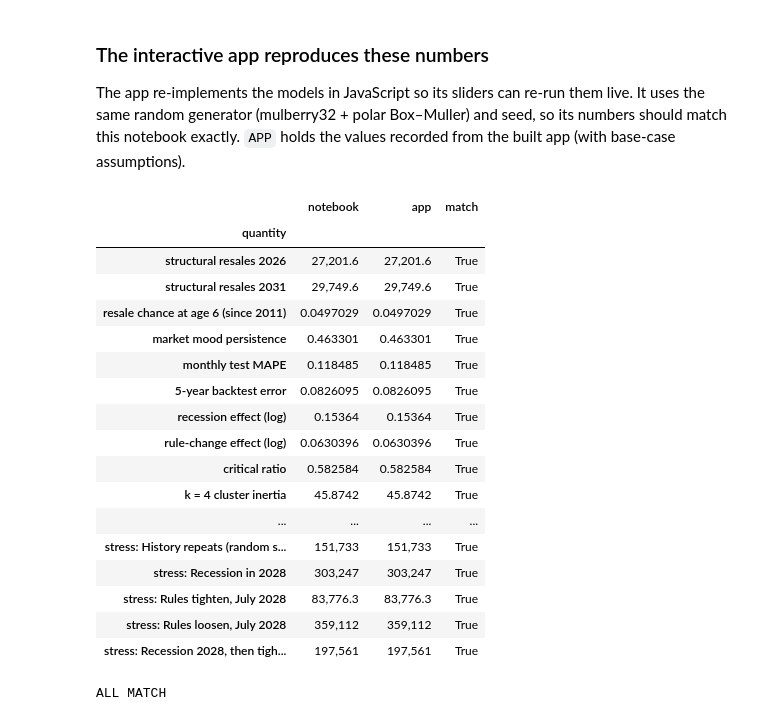
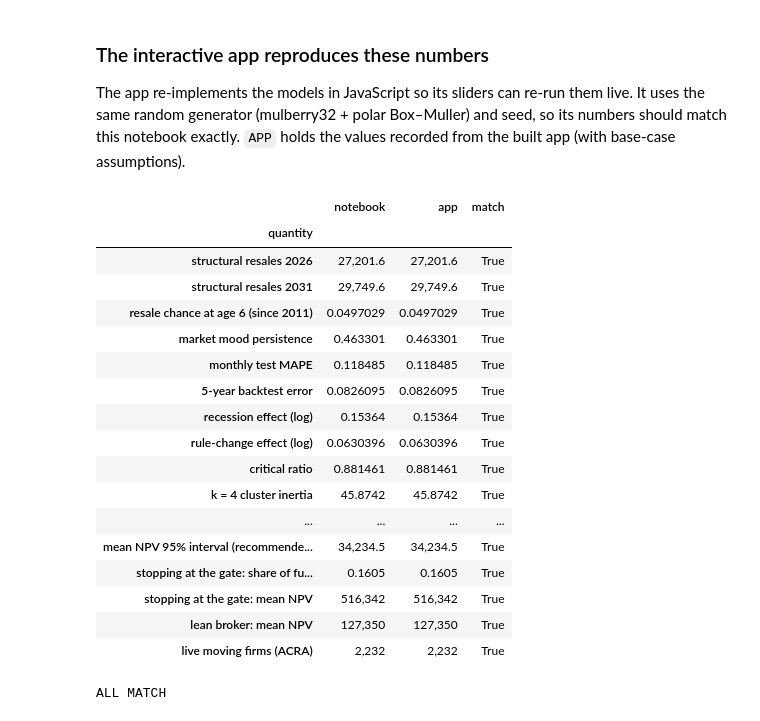
Before and after one commit to Theoj-l/SCA, a Jupyter notebook: notebooks/MoveWell_Analysis.ipynb, the cells around one changed output. Saved outputs shown, nothing was run; the diff lists cells and outputs as text; code cells hidden in the pictures.

```diff
--- a/notebooks/MoveWell_Analysis.ipynb
+++ b/notebooks/MoveWell_Analysis.ipynb
@@ -837,8 +936,11 @@ The same 2,000 futures (seed 2027) are fed to every strategy (common random numb
 # %%
 BASE = dict(shareTarget=0.03, rampMonths=24, priceHDB=900, crewCost=11000, jobsPerCrew=30, subFrac=0.80, truckCapex=125000,
-            btoFuture=20000, newTenancy=0.50, disc=0.10, recMode='random', recYear=2028, recPriceHit=0.10, polMode='random', polYear=2028)
+            btoFuture=20000, newTenancy=0.50, disc=0.10, recMode='random', recYear=2028, recPriceHit=0.10, polMode='random', polYear=2028,
+            peakUp=0.15, offDown=0.10, flex=0.20, elast=1.2,   # peak pricing (§9c), assumptions
+            taxOn=True, crewPlan=True)                         # corporate tax (§9a) and monthly crew planning (§9a)
 FIXED = dict(shareStart=0.005, varCost=90, truckLife=10, truckRun=1500, truckLease=2900, overhead=30000, marketing=0.06, downtime=0.05,
-             subCap=0.25, brokerShare=0.70, brokerFrac=0.85, brokerCap=0.85, nsim=2000, seed=2027, H=60)
+             subCap=0.25, brokerShare=0.70, brokerFrac=0.85, brokerCap=0.85, nsim=2000, seed=2027, H=60,
+             taxRate=0.17, caYears=3, hireCost=3000, releaseCost=3000)
 Sr = np.array([rent[np.arange(len(rent)) % 12 == m].mean() for m in range(12)]); Sr /= Sr.mean(); rentLevel = rent.mean()
 recent = np.array([m for _, m in privQ[-15:]]); privLevel, privSd = recent.mean(), recent.std() / recent.mean()
 
@@ -971,10 +1239,10 @@ Cu = S$630, Co = S$451  ->  critical ratio 58.3%: own capacity for that quantile
 # %%
 TOR = [('shareTarget', 'Market share', 1), ('priceHDB', 'Move price', 1), ('crewCost', 'Crew cost', -1), ('jobsPerCrew', 'Jobs per crew', 1),
        ('subFrac', 'Subcontractor price', -1), ('truckCapex', 'Truck price', -1), ('btoFuture', 'BTO completions', 1)]
-base600 = run_strategy('phased', gen_scenarios(BASE, 600), BASE)['meanNPV']; tor = []
+base600 = run_strategy(REC, gen_scenarios(BASE, 600), BASE)['meanNPV']; tor = []
 for k, nm, dr in TOR:
     w, bt_ = {**BASE, k: BASE[k] * (1 - 0.2 * dr)}, {**BASE, k: BASE[k] * (1 + 0.2 * dr)}
-    tor.append((nm, run_strategy('phased', gen_scenarios(w, 600), w)['meanNPV'] - base600, run_strategy('phased', gen_scenarios(bt_, 600), bt_)['meanNPV'] - base600))
+    tor.append((nm, run_strategy(REC, gen_scenarios(w, 600), w)['meanNPV'] - base600, run_strategy(REC, gen_scenarios(bt_, 600), bt_)['meanNPV'] - base600))
 tor = pd.DataFrame(tor, columns=['assumption', '20% worse', '20% better']).set_index('assumption')
 tor = tor.loc[(tor['20% better'] - tor['20% worse']).abs().sort_values().index]
 fig, ax = plt.subplots(figsize=(9, 3.6)); ax.barh(tor.index, tor['20% worse'] / 1e3, color=C2, label='20% worse'); ax.barh(tor.index, tor['20% better'] / 1e3, color=C1, label='20% better')
@@ -990,10 +1258,10 @@ SCEN = [('Calm: no recession, rules frozen', dict(recMode='none', polMode='froze
         ('Rules tighten, July 2028', dict(recMode='none', polMode='tighten', polYear=2028)),
         ('Rules loosen, July 2028', dict(recMode='none', polMode='loosen', polYear=2028)),
         ('Recession 2028, then tightening 2029', dict(recMode='stress', recYear=2028, polMode='tighten', polYear=2029))]
-aPlan = {**BASE, 'recMode': 'random', 'polMode': 'random'}; plan = run_strategy('phased', gen_scenarios(aPlan, 600), aPlan)['T']
+aPlan = {**BASE, 'recMode': 'random', 'polMode': 'random'}; _r = run_strategy(REC, gen_scenarios(aPlan, 600), aPlan); plan = {'T': _r['T'], 'W': _r['W']}
 st = []
 for nm, kw in SCEN:
-    a = {**BASE, 'recYear': 2028, 'polYear': 2028, **kw}; sc = gen_scenarios(a, 600); r = run_strategy('phased', sc, a, plan)
+    a = {**BASE, 'recYear': 2028, 'polYear': 2028, **kw}; sc = gen_scenarios(a, 600); r = run_strategy(REC, sc, a, plan)
     st.append((nm, np.median(sc['res'][:, 48:60].sum(1) / 2), r['meanNPV'], r['pLoss'], r['cvar5']))
 stress = pd.DataFrame(st, columns=['scenario', 'HDB resales 2031', 'mean NPV', 'chance of loss', 'worst 5% avg']).set_index('scenario')
 display(stress.style.format({'HDB resales 2031': '{:,.0f}', 'mean NPV': sgd, 'chance of loss': '{:.0%}', 'worst 5% avg': sgd}))
@@ -1080,60 +1496,90 @@ APP = {
  "roll5": 0.08260948490932257,
  "bRec": 0.15364016138711212,
  "bPol": 0.06303956773071685,
- "CR": 0.582584125353198,
+ "CR": 0.8814613291877187,
  "inertia": 45.874231489986556,
  "moves2025": 118622.5,
  "npv": {
-  "buy": -1097587.602904205,
-  "lease": -246884.11663467967,
-  "phased": 208100.41070034078,
-  "broker": -338816.52248307737
+  "buy": 156141.6889937912,
+  "lease": -10735.396432080173,
+  "phased": 357675.05395204603,
+  "broker": -338816.52248307737,
+  "hybrid": 420881.0426858591
  },
  "ploss": {
-  "buy": 0.8085,
-  "lease": 0.509,
-  "phased": 0.373,
-  "broker": 1
+  "buy": 0.3295,
+  "lease": 0.3955,
+  "phased": 0.26,
+  "broker": 1,
+  "hybrid": 0.241
  },
+ "pricing": {
+  "meanNPV": 448821.3507976735,
+  "pLoss": 0.2135,
+  "premOnly": 586807.5184685056,
+  "discOnly": 300228.9128101536,
+  "grid_base": 52590.44511024648,
+  "be": 1.4605712890625
+ },
+ "gate": {
+  "be": 0.02193954467773438,
+  "pReach": 0.8662297768492456,
+  "gateJobs": 83.55961660047066,
+  "ci": 34234.508686941335
+ },
+ "liveMovers": 2232,
+ "stop": {
+  "pStop": 0.1605,
+  "meanNPV": 516341.5903740511
+ },
+ "brokerLean": 127350.31830296227,
  "stress": [
-  223230.23848975272,
-  151733.21657821632,
-  303246.5923345521,
-  83776.25499609062,
-  359111.87931496673,
-  197560.52031505885
+  474847.01050813985,
+  415025.157319352,
+  460429.57964871766,
+  393071.30097528937,
+  552949.8720553807,
+  395843.8797735447
  ]
 }
 chk = [('structural resales 2026', E(2026), APP['E2026']), ('structural resales 2031', E(2031), APP['E2031']),
        ('resale chance at age 6 (since 2011)', hNow(6), APP['hNow6']), ('market mood persistence', phi, APP['phi']),
        ('monthly test MAPE', metrics(pred)['MAPE'], APP['mape']), ('5-year backtest error', rollT['our model'][5], APP['roll5']),
        ('recession effect (log)', bRec, APP['bRec']), ('rule-change effect (log)', bPol, APP['bPol']),
        ('critical ratio', nv['CR'], APP['CR']), ('k = 4 cluster inertia', inertia, APP['inertia']),
        ('estimated moves 2025', moves.loc[2025, 'total'], APP['moves2025'])] \
     + [(f'{STRATS[s]}: mean NPV', RES[s]['meanNPV'], APP['npv'][s]) for s in STRATS] \
     + [(f'{STRATS[s]}: chance of loss', RES[s]['pLoss'], APP['ploss'][s]) for s in STRATS] \
-    + [(f'stress: {n}', stress['mean NPV'][n], v) for n, v in zip(stress.index, APP['stress'])]
+    + [(f'stress: {n}', stress['mean NPV'][n], v) for n, v in zip(stress.index, APP['stress'])] \
+    + [('rate card: mean NPV', priced['meanNPV'], APP['pricing']['meanNPV']), ('rate card: chance of loss', priced['pLoss'], APP['pricing']['pLoss']),
+       ('rate card: premium only', premOnly['meanNPV'], APP['pricing']['premOnly']), ('rate card: discount only', discOnly['meanNPV'], APP['pricing']['discOnly']),
+       ('rate card: grid at base (600 futures)', pgrid.iloc[2, 2], APP['pricing']['grid_base']), ('rate card: break-even elasticity', be, APP['pricing']['be'])] \
+    + [('break-even market share', be_share, APP['gate']['be']), ('chance of reaching break-even', p_reach, APP['gate']['pReach']),
+       ('stage gate: jobs a month, Dec 2027', gate_jobs, APP['gate']['gateJobs']), ('mean NPV 95% interval (recommended plan)', ci, APP['gate']['ci']),
+       ('stopping at the gate: share of futures', stop['pStop'], APP['stop']['pStop']), ('stopping at the gate: mean NPV', stop['meanNPV'], APP['stop']['meanNPV']),
+       ('lean broker: mean NPV', bt['lean broker (S$8,000/month overhead)']['meanNPV'], APP['brokerLean']),
+       ('live moving firms (ACRA)', COMPETITORS['live'], APP['liveMovers'])]
 check = pd.DataFrame(chk, columns=['quantity', 'notebook', 'app']).set_index('quantity')
 check['match'] = np.isclose(check.notebook, check.app, rtol=1e-6, atol=1e-6)
 display(check.style.format({'notebook': '{:,.6g}', 'app': '{:,.6g}'}))
 print('ALL MATCH' if check.match.all() else f'{(~check.match).sum()} mismatches (expected if USE_LIVE_DATA = True or assumptions were changed)')
 # %% [output]
 |  | notebook | app | match |
 | quantity |  |  |  |
 | structural resales 2026 | 27,201.6 | 27,201.6 | True |
 | structural resales 2031 | 29,749.6 | 29,749.6 | True |
 | resale chance at age 6 (since 2011) | 0.0497029 | 0.0497029 | True |
 | market mood persistence | 0.463301 | 0.463301 | True |
 | monthly test MAPE | 0.118485 | 0.118485 | True |
 | 5-year backtest error | 0.0826095 | 0.0826095 | True |
 | recession effect (log) | 0.15364 | 0.15364 | True |
 | rule-change effect (log) | 0.0630396 | 0.0630396 | True |
-| critical ratio | 0.582584 | 0.582584 | True |
+| critical ratio | 0.881461 | 0.881461 | True |
 | k = 4 cluster inertia | 45.8742 | 45.8742 | True |
 | ... | ... | ... | ... |
-| stress: History repeats (random s... | 151,733 | 151,733 | True |
-| stress: Recession in 2028 | 303,247 | 303,247 | True |
-| stress: Rules tighten, July 2028 | 83,776.3 | 83,776.3 | True |
-| stress: Rules loosen, July 2028 | 359,112 | 359,112 | True |
-| stress: Recession 2028, then tigh... | 197,561 | 197,561 | True |
+| mean NPV 95% interval (recommende... | 34,234.5 | 34,234.5 | True |
+| stopping at the gate: share of fu... | 0.1605 | 0.1605 | True |
+| stopping at the gate: mean NPV | 516,342 | 516,342 | True |
+| lean broker: mean NPV | 127,350 | 127,350 | True |
+| live moving firms (ACRA) | 2,232 | 2,232 | True |
 ALL MATCH
```
Also changed, not shown: parts of 37 cells of this notebook, 12 other files.
